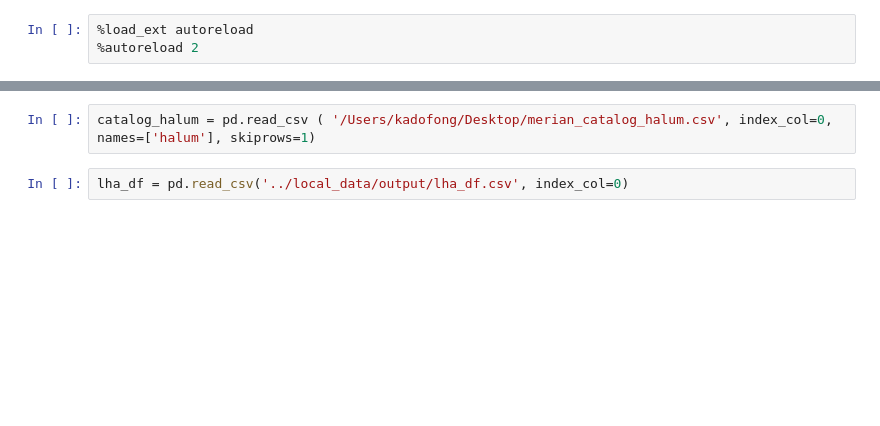
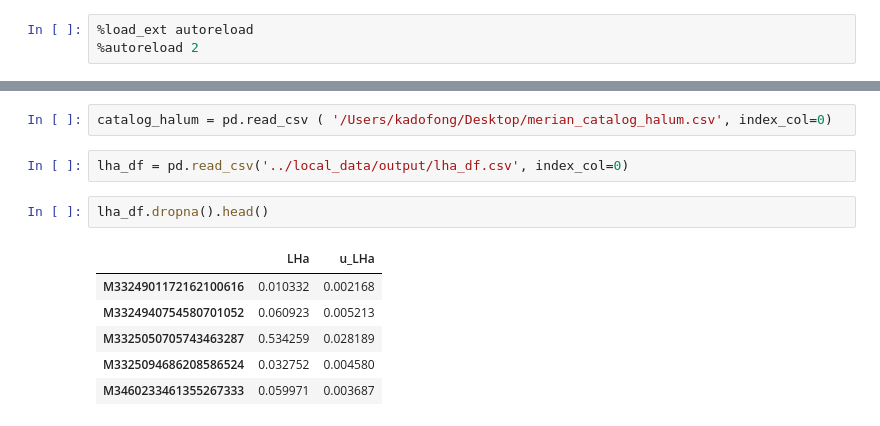
Before and after one commit to ekadofong/agrias, a Jupyter notebook: notebooks/HalphaDirectPhotometry.ipynb, the cells around one changed output, grey strips where cells are left out. Cells and saved outputs as stored; diff of their text form; blank space fills up the shorter version.

```diff
--- a/notebooks/HalphaDirectPhotometry.ipynb
+++ b/notebooks/HalphaDirectPhotometry.ipynb
@@ -24,4 +30,13 @@ galex = _galex.loc[~_galex.index.duplicated(keep='first')].reindex(overlap).rese
 # %%
-catalog_halum = pd.read_csv ( '/Users/kadofong/Desktop/merian_catalog_halum.csv', index_col=0, names=['halum'], skiprows=1)
+catalog_halum = pd.read_csv ( '/Users/kadofong/Desktop/merian_catalog_halum.csv', index_col=0)
 # %%
 lha_df = pd.read_csv('../local_data/output/lha_df.csv', index_col=0)
+# %%
+lha_df.dropna().head()
+# %% [output]
+|  | LHa | u_LHa |
+| M3324901172162100616 | 0.010332 | 0.002168 |
+| M3324940754580701052 | 0.060923 | 0.005213 |
+| M3325050705743463287 | 0.534259 | 0.028189 |
+| M3325094686208586524 | 0.032752 | 0.004580 |
+| M3460233461355267333 | 0.059971 | 0.003687 |
```
Also changed, not shown: parts of 5 cells of this notebook.
